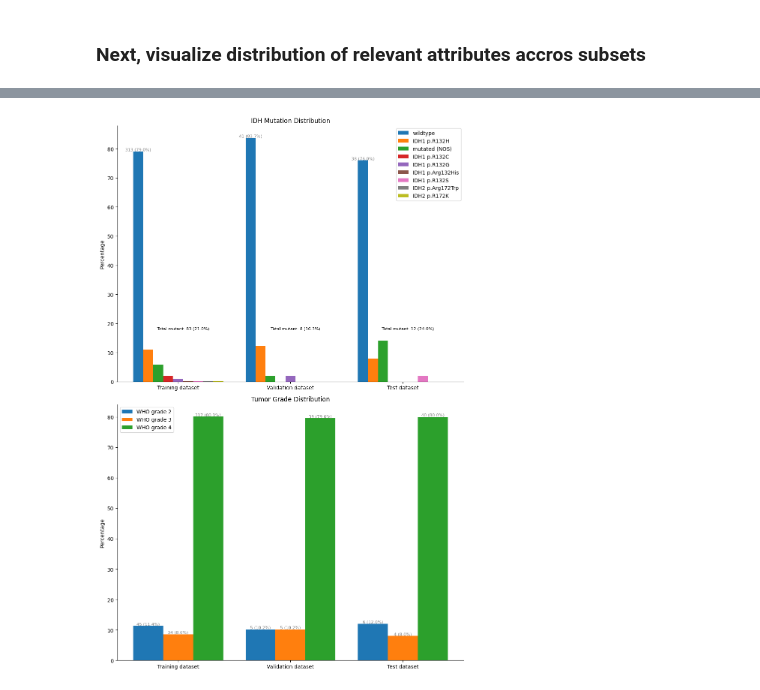
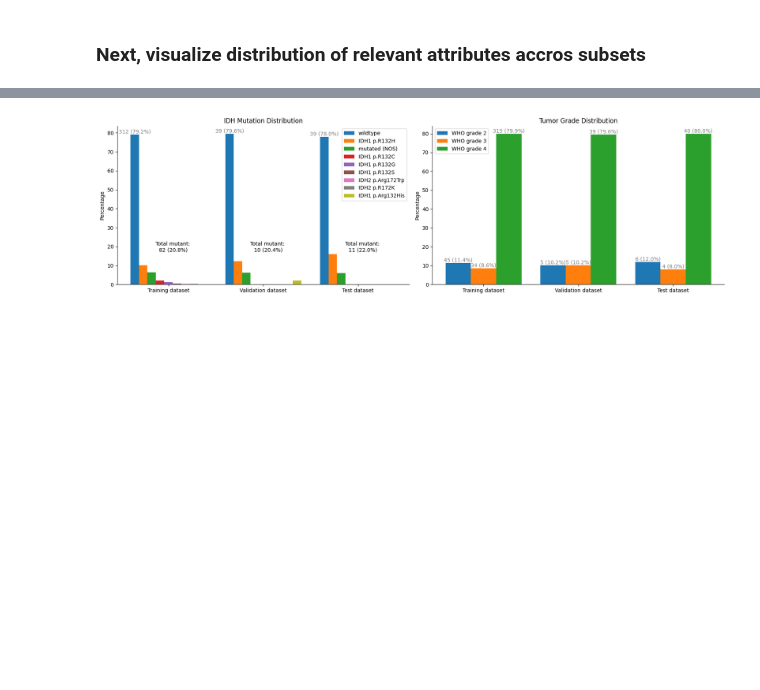
Before and after one commit to GabrielStahl/glioma, a Jupyter notebook: Split_dataset.ipynb, the cells around one changed output, grey strips where cells are left out. Saved outputs shown, nothing was run; the diff lists cells and outputs as text; code cells hidden in the pictures; blank space fills up the shorter version.

```diff
--- a/Split_dataset.ipynb
+++ b/Split_dataset.ipynb
@@ -25,7 +27,7 @@ def prepare_data(df):
     who_grade = df.iloc[:, 3]
 
     # Create binary classes for IDH mutation status
-    binary_idh_status = idh_status.apply(lambda x: "Mutant" if x != "Wildtype" else "Wildtype")
+    binary_idh_status = idh_status.apply(lambda x: "mutant" if x != "wildtype" else "wildtype")
 
     # Create a new column that combines two dimensions
     df['group_key'] = binary_idh_status + "_" + who_grade.astype(str)
@@ -52,7 +54,9 @@ def split_data(df):
     return train_df, validation_df, test_df
 
 def main():
-    file_path = "/Users/Gabriel/Desktop/MSc_Dissertation/Clinical_Data_cleaned.xlsx"
+    file_path = "/Users/Gabriel/MSc_Dissertation/Clinical_Data_cleaned.xlsx"
+
+    #"/Users/Gabriel/Desktop/MSc_Dissertation/Clinical_Data_cleaned.xlsx"
 
     # Read the Excel file, starting from row 1
     df = pd.read_excel(file_path, engine='openpyxl')
@@ -60,13 +64,28 @@ def main():
     # Prepare data
     df = prepare_data(df)
 
+    num = "wildtype"
+
+    # Count rows with value 4 in 'WHO CNS Grade' column
+    count = df['IDH'].value_counts().get(num, 0)
+
+    # Calculate total number of rows
+    total_rows = df.shape[0]
+
+    # Calculate percentage
+    percentage = (count / total_rows) * 100
+
+    # Print results
+    print(f'The count of rows with {num} in "IDH" is {count}.')
+    print(f'This represents {percentage.round(2)}% of the total number of rows.\n')
+
     # Split dataset
     train_df, validation_df, test_df = split_data(df)
 
     # Export DataFrames to CSV files
-    train_df.to_csv('/Users/Gabriel/Desktop/MSc_Dissertation/train_data.csv', index=False)
-    validation_df.to_csv('/Users/Gabriel/Desktop/MSc_Dissertation/validation_data.csv', index=False)
-    test_df.to_csv('/Users/Gabriel/Desktop/MSc_Dissertation/test_data.csv', index=False)
+    #train_df.to_csv('/Users/Gabriel/Desktop/MSc_Dissertation/train_data.csv', index=False)
+    #validation_df.to_csv('/Users/Gabriel/Desktop/MSc_Dissertation/validation_data.csv', index=False)
+    #test_df.to_csv('/Users/Gabriel/Desktop/MSc_Dissertation/test_data.csv', index=False)
 
     return train_df, validation_df, test_df
 
@@ -225,6 +166,8 @@ import matplotlib.pyplot as plt
 import pandas as pd
 import numpy as np
 import os
+
+fontsize = 10
 
 # Normalize countplots by calculating the percentages
 def normalize_countplot(df, group_col, hue_col):
@@ -279,13 +222,13 @@ def annotate_bars(ax, df, hue_col, target_category=None):
                     if hue_col != 'IDH' or hue == 'wildtype':
                         x = i + bar_width * (j)
                         y = percentage
-                        ax.annotate(f'{count} ({percentage:.1f}%)', (x, y), ha='center', va='bottom', fontsize=8, color='grey')
+                        ax.annotate(f'{count} ({percentage:.1f}%)', (x, y), ha='center', va='bottom', fontsize=fontsize, color='grey')
 
         # Add "Total mutant:" text to the IDH axis
         if hue_col == 'IDH':
             total_mutant = df.loc[(df['dataset'] == dataset) & (df[hue_col] != 'wildtype')]['counts'].sum()
             percentage_mutant = 100 - df.loc[(df['dataset'] == dataset) & (df[hue_col] == 'wildtype')]['percentage'].sum()
-            ax.annotate(f'Total mutant: {total_mutant} ({round(percentage_mutant,1)}%)', xy=(i + 0.5 * bar_width * len(unique_hues), 0.2 * ax.get_ylim()[1]), ha='center', va='bottom', fontsize=8, color='black')
+            ax.annotate(f'Total mutant:\n {total_mutant} ({round(percentage_mutant,1)}%)', xy=(i + 0.5 * bar_width * len(unique_hues), 0.2 * ax.get_ylim()[1]), ha='center', va='bottom', fontsize=fontsize, color='black')
 
     return ax
 
@@ -303,32 +246,33 @@ normalized_counts = normalize_countplot(combined_df, 'dataset', 'IDH')
 normalized_tumor_grade_counts = normalize_countplot(combined_df, 'dataset', 'WHO CNS Grade')
 
 # Sort DataFrames for axis 1 and 2 by descending percentage
 normalized_counts = sort_within_groups(normalized_counts, 'dataset', 'percentage')
 
 # Create subplots
-fig, axes = plt.subplots(nrows=2, ncols=1, figsize=(10, 15))
+fig, axes = plt.subplots(nrows=1, ncols=2, figsize=(17, 5))
 
 # Create IDH mutation distribution bar plot
 ax1 = create_barplot(axes[0], normalized_counts, 'dataset', 'IDH')
 ax1 = annotate_bars(ax1, normalized_counts, 'IDH')
 ax1.set_title("IDH Mutation Distribution")
 
 # Reorder groups of bars to Train, Val, Test
 normalized_tumor_grade_counts = pd.concat([normalized_tumor_grade_counts.iloc[3:], normalized_tumor_grade_counts.iloc[:3]])
 
 # Create tumor grade distribution bar plot
 ax2 = create_barplot(axes[1], normalized_tumor_grade_counts, 'dataset', 'WHO CNS Grade')
 ax2 = annotate_bars(ax2, normalized_tumor_grade_counts, 'WHO CNS Grade')
 ax2.legend(['WHO grade 2', 'WHO grade 3', 'WHO grade 4'], loc='upper left')
 ax2.set_title("Tumor Grade Distribution")
 
+
 for ax in axes:
     ax.spines['right'].set_visible(False)
     ax.spines['top'].set_visible(False)
 
 plt.tight_layout()
 filename = os.path.expanduser('~/Desktop/AttributeDistribution.png')
 plt.savefig(filename, dpi=300)
 plt.show()
 # %% [output]
-[figure, old version]
+[figure, new version]
```
Also changed, not shown: parts of 4 cells of this notebook, 8 other files.
